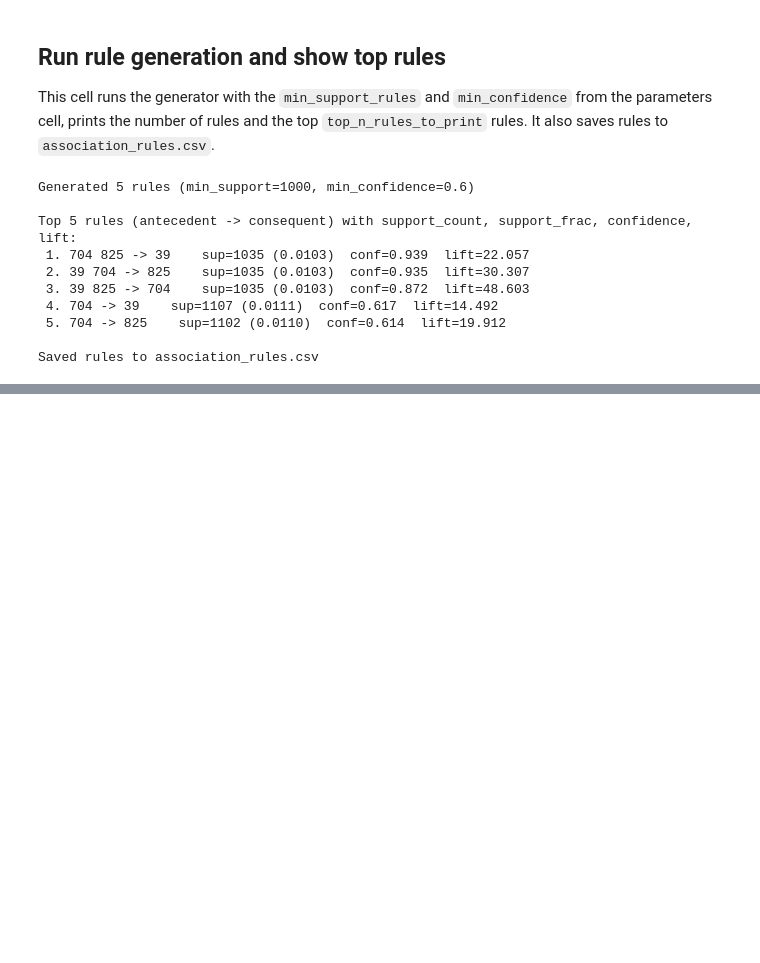
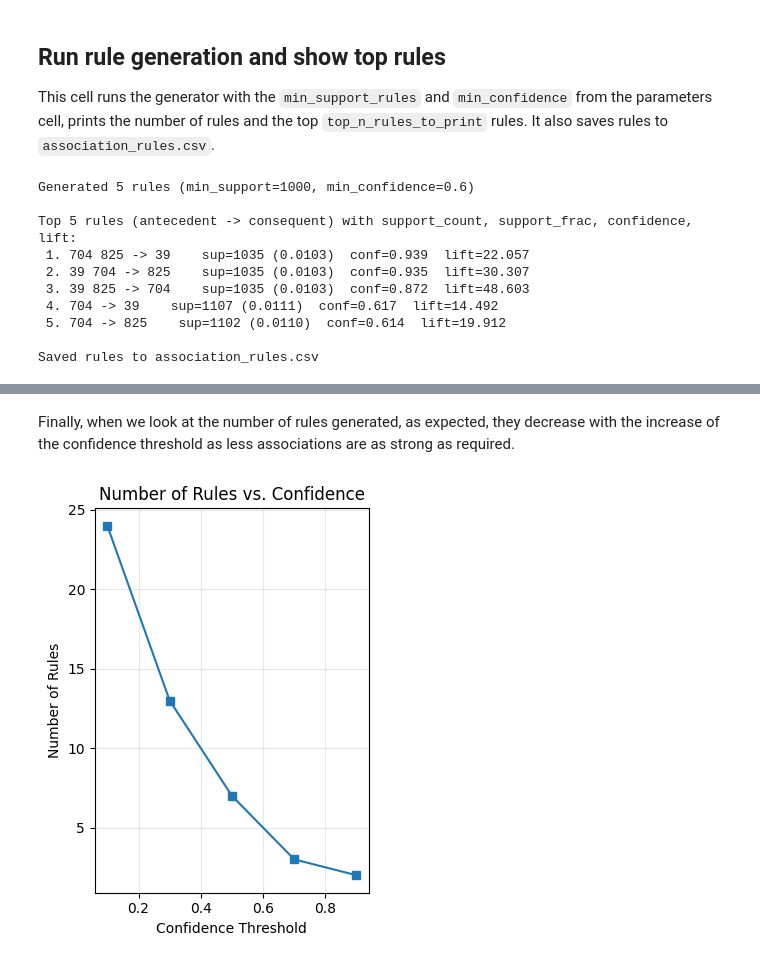
Before and after one commit to emanueleminotti/ID2222-DataMining, a Jupyter notebook: homework2/FrequentItemsets.ipynb, the cells around one changed output, grey strips where cells are left out. Saved outputs shown, nothing was run; the diff lists cells and outputs as text; code cells hidden in the pictures; blank space fills up the shorter version.

```diff
--- a/homework2/FrequentItemsets.ipynb
+++ b/homework2/FrequentItemsets.ipynb
@@ -380,0 +510,15 @@ Saved rules to association_rules.csv
+# %% [markdown]
+Finally, when we look at the number of rules generated, as expected, they decrease with the increase of the confidence threshold as less associations are as strong as required.
+# %%
+# Plot 2: Number of Rules vs Confidence
+plt.subplot(1, 2, 2)
+plt.plot(confidences, n_rules_list, marker='s', color='tab:blue')
+plt.xlabel('Confidence Threshold')
+plt.ylabel('Number of Rules')
+plt.title('Number of Rules vs. Confidence')
+plt.grid(True, alpha=0.3)
+
+plt.tight_layout()
+plt.show()
+# %% [output]
+[figure, added]
```
Also changed, not shown: parts of 12 cells of this notebook, 2 other files.
